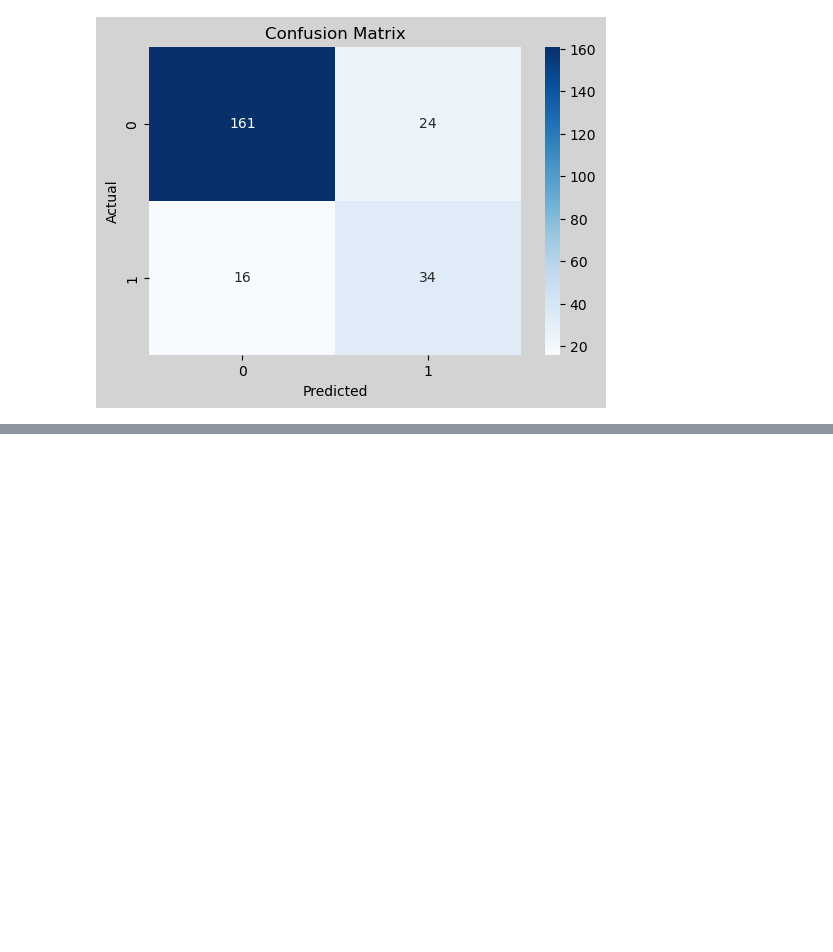
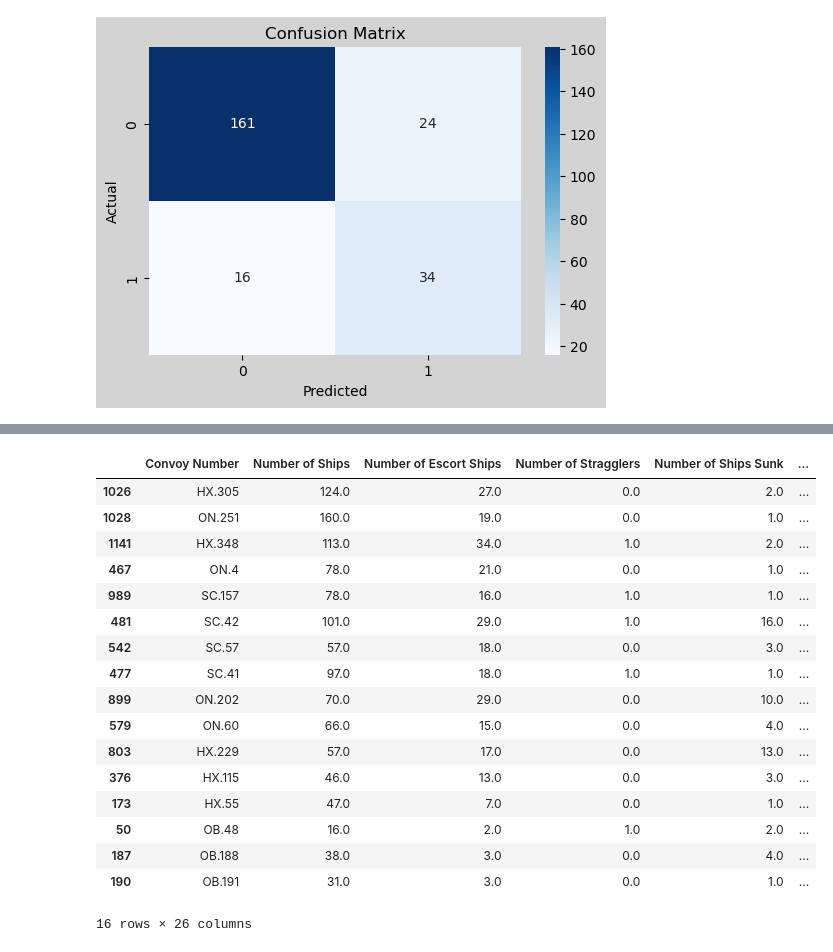
Before and after one commit to MAP9900/Convoy-Predictor-Project, a Jupyter notebook: notebooks/models/Results.ipynb, the cells around one changed output, grey strips where cells are left out. Cells and saved outputs as stored; diff of their text form; code cells hidden in the pictures; blank space fills up the shorter version.

```diff
--- a/notebooks/models/Results.ipynb
+++ b/notebooks/models/Results.ipynb
@@ -471,0 +503,77 @@ else:
+# %%
+# Keep metadata BEFORE dropping columns for X
+raw_df = pd.read_csv('/Users/matthewplambeck/Desktop/Convoy Predictor/data/processed/Complete_Convoy_Data.csv')
+raw_df = raw_df.drop(columns=['Unnamed: 0']).reset_index(drop=True)
+
+# Match the model-training preprocessing
+model_df = raw_df.drop(columns=[
+    'Convoy Number',
+    'Number of Ships Sunk',
+    'Depart_Date',
+    'Arrival/Dispersal Date',
+    'Number of Escorts Sunk',
+    'Number of Stragglers Sunk',
+    'Total Tons of Ships Sunk',
+    'Escort Sink Percentage',
+    'Straggler Sink Percentage',
+])
+model_df['Risk'] = (model_df['Overall Sink Percentage'] > 0).astype(int)
+X_df = model_df.drop(columns=['Overall Sink Percentage', 'Risk'])
+y_arr = model_df['Risk'].values
+
+# Split with row indices so we can map back to full original rows
+row_idx = np.arange(len(X_df))
+_, X_test_meta, _, y_test_meta, _, idx_test = train_test_split(
+    X_df,
+    y_arr,
+    row_idx,
+    train_size=0.8,
+    random_state=1945,
+    stratify=y_arr,
+)
+
+# Ensemble predictions on the same split definition
+y_proba = voter_calsoft_025.predict_proba(X_test_meta)[:, 1]
+y_pred = (y_proba >= 0.25).astype(int)
+
+# Full original dataframe with test predictions attached
+all_rows_scored = raw_df.copy()
+all_rows_scored['Actual'] = np.nan
+all_rows_scored['Predicted'] = np.nan
+all_rows_scored['Pred_Prob'] = np.nan
+all_rows_scored['Is_Test'] = False
+all_rows_scored['Is_False_Negative'] = False
+
+all_rows_scored.loc[idx_test, 'Actual'] = y_test_meta
+all_rows_scored.loc[idx_test, 'Predicted'] = y_pred
+all_rows_scored.loc[idx_test, 'Pred_Prob'] = y_proba
+all_rows_scored.loc[idx_test, 'Is_Test'] = True
+all_rows_scored.loc[idx_test, 'Is_False_Negative'] = (y_test_meta == 1) & (y_pred == 0)
+
+false_negatives = all_rows_scored[all_rows_scored['Is_False_Negative']].copy()
+false_negatives = false_negatives.sort_values('Pred_Prob')
+
+# View full original dataframe with predictions/flags
+all_rows_scored
+
+# View only false negatives
+false_negatives
+# %% [output]
+|  | Convoy Number | Number of Ships | Number of Escort Ships | Number of Stragglers | Number of Ships Sunk | ... |
+| 1026 | HX.305 | 124.0 | 27.0 | 0.0 | 2.0 | ... |
+| 1028 | ON.251 | 160.0 | 19.0 | 0.0 | 1.0 | ... |
+| 1141 | HX.348 | 113.0 | 34.0 | 1.0 | 2.0 | ... |
+| 467 | ON.4 | 78.0 | 21.0 | 0.0 | 1.0 | ... |
+| 989 | SC.157 | 78.0 | 16.0 | 1.0 | 1.0 | ... |
+| 481 | SC.42 | 101.0 | 29.0 | 1.0 | 16.0 | ... |
+| 542 | SC.57 | 57.0 | 18.0 | 0.0 | 3.0 | ... |
+| 477 | SC.41 | 97.0 | 18.0 | 1.0 | 1.0 | ... |
+| 899 | ON.202 | 70.0 | 29.0 | 0.0 | 10.0 | ... |
+| 579 | ON.60 | 66.0 | 15.0 | 0.0 | 4.0 | ... |
+| 803 | HX.229 | 57.0 | 17.0 | 0.0 | 13.0 | ... |
+| 376 | HX.115 | 46.0 | 13.0 | 0.0 | 3.0 | ... |
+| 173 | HX.55 | 47.0 | 7.0 | 0.0 | 1.0 | ... |
+| 50 | OB.48 | 16.0 | 2.0 | 1.0 | 2.0 | ... |
+| 187 | OB.188 | 38.0 | 3.0 | 0.0 | 4.0 | ... |
+| 190 | OB.191 | 31.0 | 3.0 | 0.0 | 1.0 | ... |
+16 rows × 26 columns
```
Also changed, not shown: parts of 6 cells of this notebook, 3 other files.
